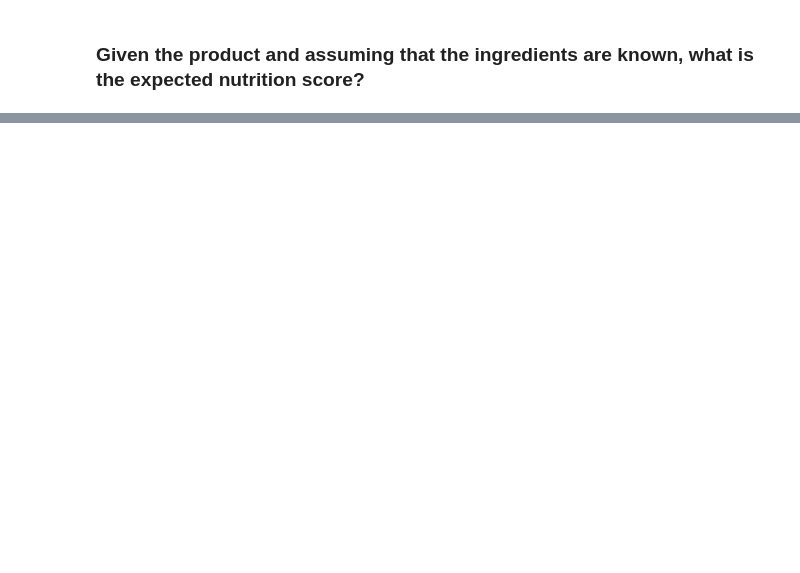
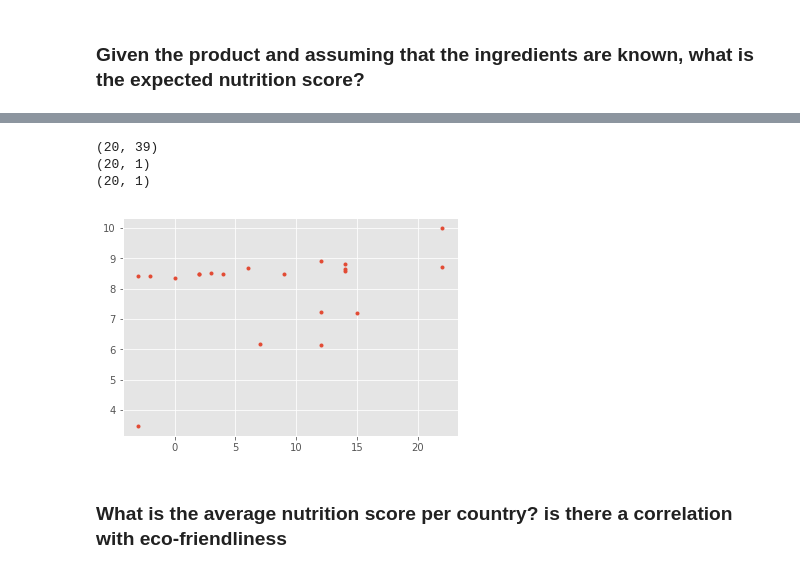
Before and after one commit to AhmedAhres/whats-on-my-plate, a Jupyter notebook: Main-Notebook.ipynb, the cells around one changed output, grey strips where cells are left out. Cells and saved outputs as stored; diff of their text form; code cells hidden in the pictures; blank space fills up the shorter version.

```diff
--- a/Main-Notebook.ipynb
+++ b/Main-Notebook.ipynb
@@ -869,0 +1055,12 @@ ingredients.corr()["nutrition-score-uk_100g"].sort_values(ascending = False)
+# %%
+# Split the data into training/testing sets
+ingredients_X_train = ingredients_X[:-20]
+ingredients_X_test = ingredients_X[-20:]
+ingredients_Y_train = ingredients_Y[:-20]
+ingredients_Y_test = ingredients_Y[-20:]
+# %%
+# Create linear regression object
+regr = linear_model.LinearRegression()
+# %%
+# Train the model using the training sets
+regr.fit(ingredients_X_train, ingredients_Y_train)
@@ -869,0 +1074,3 @@ ingredients.corr()["nutrition-score-uk_100g"].sort_values(ascending = False)
+# %%
+# Make predictions using the testing set
+ingredients_Y_pred = regr.predict(ingredients_X_test)
@@ -869,0 +1099,22 @@ ingredients.corr()["nutrition-score-uk_100g"].sort_values(ascending = False)
+# %%
+print(ingredients_X_test.shape)
+print(ingredients_Y_test.shape)
+print(ingredients_Y_pred.shape)
+# %% [output]
+(20, 39)
+(20, 1)
+(20, 1)
+# %%
+# plot prediction and actual data
+#y_pred = model.predict(X_test)
+plt.plot(ingredients_Y_test, ingredients_Y_pred, '.')
+
+# plot a line, a perfit predict would all fall on this line
+#x = np.linspace(0, 330, 100)
+#y = x
+#plt.plot(x, y)
+plt.show()
+# %% [output]
+[figure, added]
+# %% [markdown]
+### What is the average nutrition score per country? is there a correlation with eco-friendliness
```
Also changed, not shown: parts of 15 cells of this notebook.
